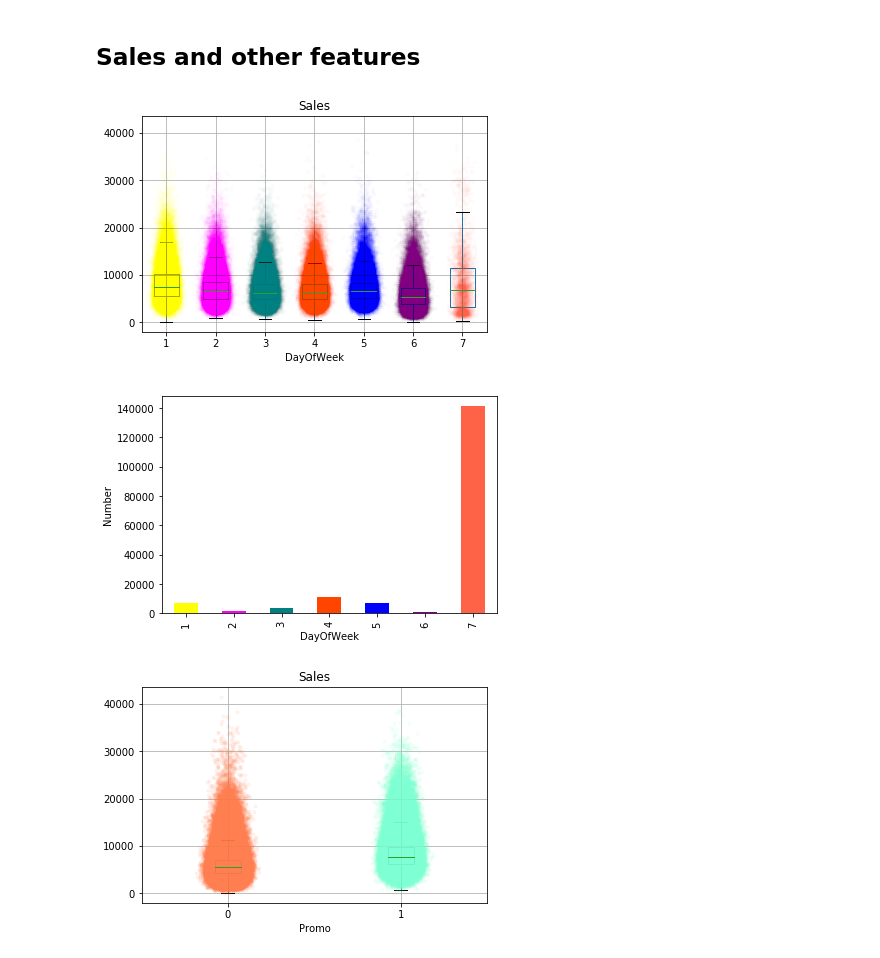
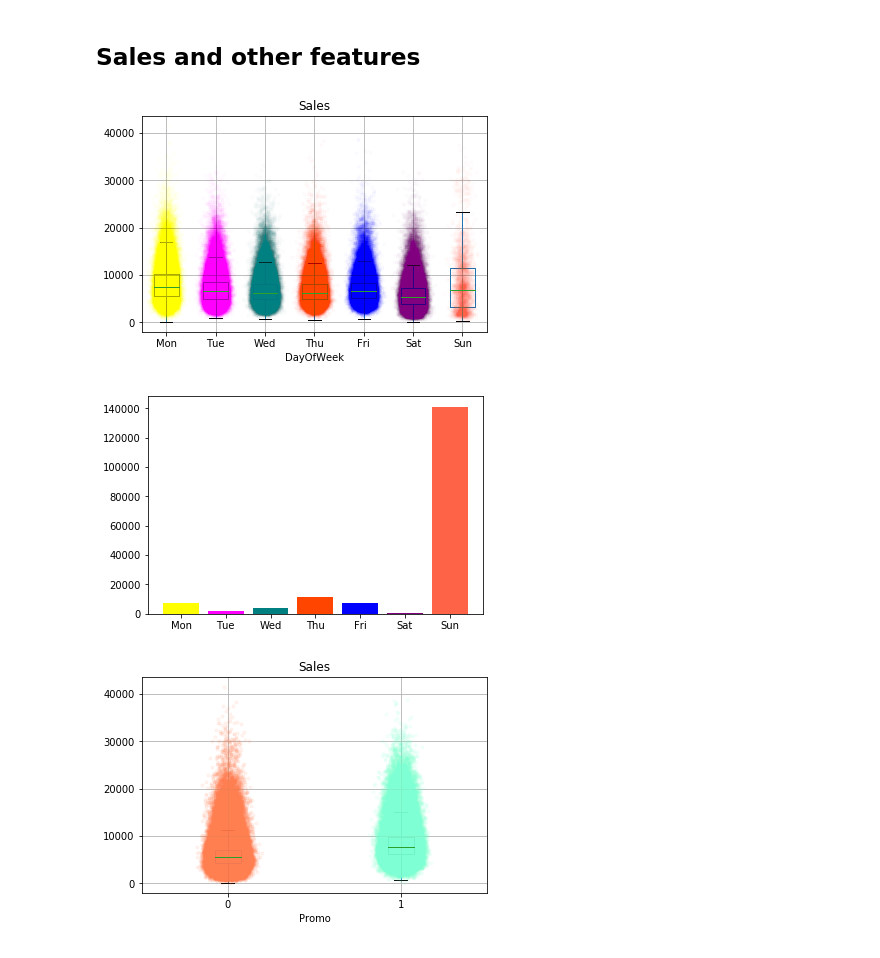
Before and after one commit to bozhlab/Rossmann_store_sales, a Jupyter notebook: Rossmann_Store_Sales_prediction.ipynb, the cells around one changed output. Saved outputs shown, nothing was run; the diff lists cells and outputs as text; code cells hidden in the pictures.

```diff
--- a/Rossmann_Store_Sales_prediction.ipynb
+++ b/Rossmann_Store_Sales_prediction.ipynb
@@ -446,21 +447,29 @@ fig.suptitle('')
 
 colors = ['yellow','fuchsia', 'teal', 'orangered', 'blue', 'purple', 'tomato']
 
-for i in np.arange(1,8): # 1-7
+for i in np.arange(1, 8): # 1-7
     y = train[train["Sales"] != 0].Sales[train.DayOfWeek==str(i)]
     x = np.random.normal(i, 0.1, size=len(y))
     plt.plot(x, y, 'r.', alpha=0.01, color = colors[i-1])
+
+plt.xticks(np.arange(1, 8), ['Mon', 'Tue', 'Wed', 'Thu', 'Fri', 'Sat', 'Sun'])
+plt.show()
 # %% [output]
-[figure, old version]
+[figure, new version]
 # %%
 # Count the total number of closed shop by day of week.
 # It related to density of the above graph.
-ax = train[train["Open"] == '0'].groupby('DayOfWeek').DayOfWeek.count().plot.bar(
-    color=['yellow','fuchsia', 'teal', 'orangered', 'blue', 'purple', 'tomato'])
-ax.set_ylabel("Number")
+objects = ['Mon', 'Tue', 'Wed', 'Thu', 'Fri', 'Sat', 'Sun']
+colors=['yellow','fuchsia', 'teal', 'orangered', 'blue', 'purple', 'tomato']
+
+fig, ax = plt.subplots()
+for label, df in train[train["Open"] == '0'].groupby('DayOfWeek').DayOfWeek:
+    plt.bar(label, df.count(), color=colors[int(label)-1])
+
+plt.xticks(np.arange(1, 8), objects)
 plt.show()
 # %% [output]
-[figure, old version]
+[figure, new version]
 # %%
 # Add boxplot to see a relation between sales and promotion
 bp = train[train["Sales"] != 0].boxplot(column='Sales', by='Promo', grid=True, showfliers=False)
```
Also changed, not shown: parts of 58 cells of this notebook.
